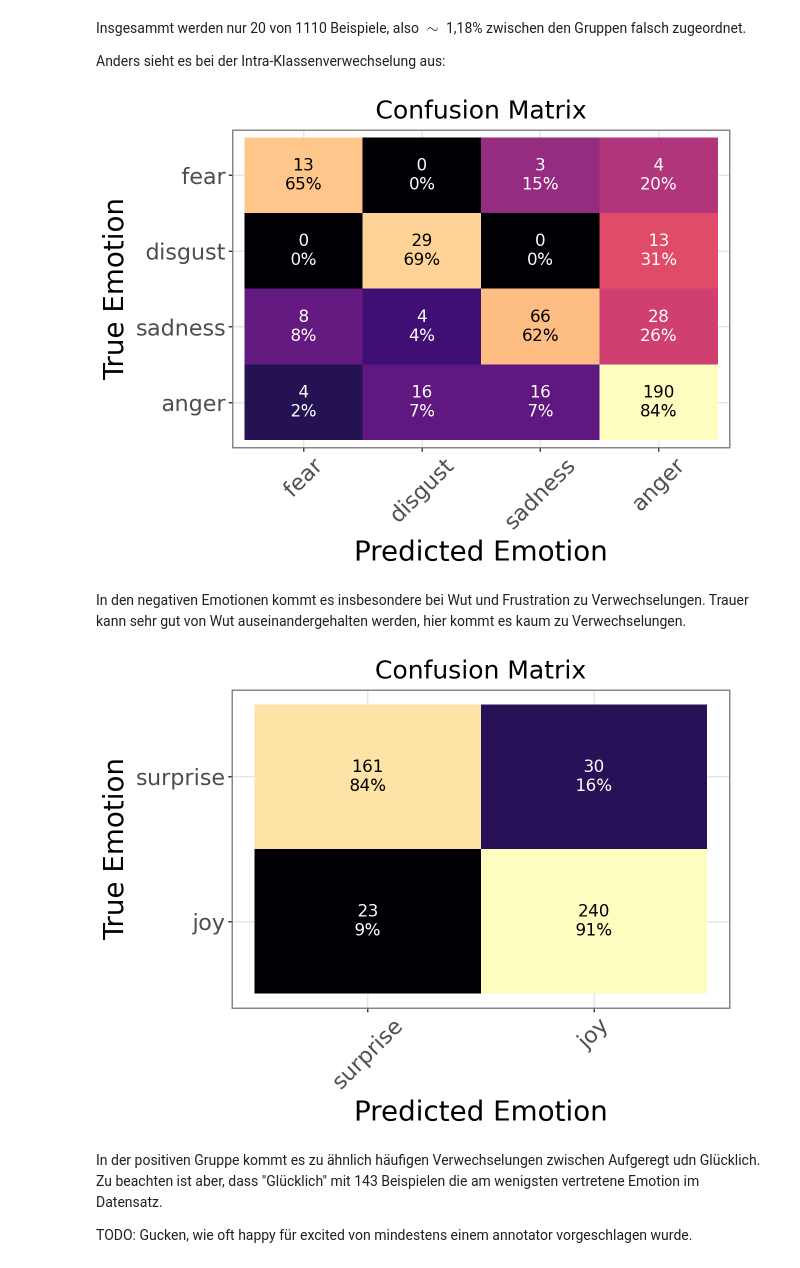
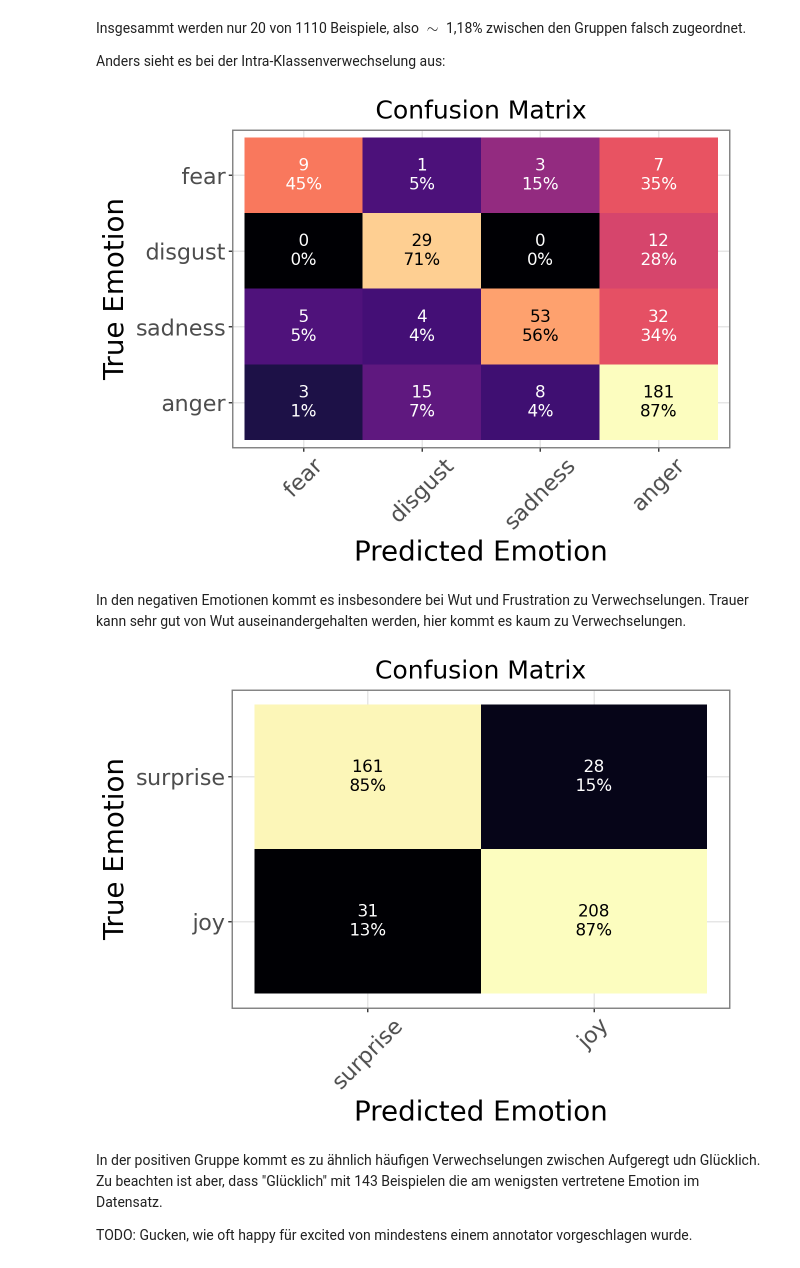
Before and after one commit to HenFo/Masterarbeit, a Jupyter notebook: analysis/mm_models/summation_meld.ipynb, the cells around one changed output. Drawn from its saved outputs; the diff is of its cells as text; code cells hidden in the pictures.

Commit message:
update summation analysis

```diff
--- a/analysis/mm_models/summation_meld.ipynb
+++ b/analysis/mm_models/summation_meld.ipynb
@@ -5,11 +5,8 @@ import sys
 sys.path.append(os.path.abspath("../../"))
 
 
-import matplotlib.pyplot as plt
 import my_utils as utils
-import numpy as np
 import pandas as pd
 
-
-BASE_PATH = os.path.join("results", "early_summation")
+BASE_PATH = os.path.join("results", "early_sum")
 INSTRUCTERC_BASE_PATH = os.path.join("results", "InstructERC")
@@ -100,15 +81,29 @@ Dadurch bekommt jedes Label, unabhängig von der Anzah, die selbe Gewichtung im
 # %%
 from sklearn.metrics import f1_score
 
+labels = df["target"].value_counts().index.to_list()
 
-labels = df_meld["target"].value_counts().index.to_list()
+df["any_correct"] = df[
+    (df["output_ierc"] == df["target"]) | (df["output_audio"] == df["target"]) | (df["output"] == df["target"])
+]["target"]
+df.loc[df["any_correct"].isna(), "any_correct"] = df.loc[
+    df["any_correct"].isna(), "output_ierc"
+]
 
-concat_model_f1 = f1_score(df_meld["target"], df_meld["output"], average="weighted", labels=labels)
-audio_only_f1 = f1_score(df_meld["target"], df_meld["output_audio"], average="weighted", labels=labels)
-text_only_f1 = f1_score(df_meld["target"], df_meld["output_ierc"], average="weighted", labels=labels)
+summation_model_f1 = f1_score(
+    df["target"], df["output"], average="weighted", labels=labels
+)
+audio_only_f1 = f1_score(
+    df["target"], df["output_audio"], average="weighted", labels=labels
+)
+text_only_f1 = f1_score(
+    df["target"], df["output_ierc"], average="weighted", labels=labels
+)
+ideal_f1 = f1_score(df["target"], df["any_correct"], average="weighted", labels=labels)
 
-print(f"F1-Score des Concatenation Modells: {100 * concat_model_f1:.2f}")
-print(f"F1-Score mit nur audio input: {100 * audio_only_f1:.2f}")
-print(f"F1-Score des Basismodells: {100 * text_only_f1:.2f}")
-print(f"Änderung: {(100*concat_model_f1 - 100*text_only_f1):.2f}")
+print(f"F1-Score des Summation Modells: {100*summation_model_f1:.2f}")
+print(f"F1-Score mit nur audio input: {100*audio_only_f1:.2f}")
+print(f"F1-Score des Basismodells: {100*text_only_f1:.2f}")
+print(f"Änderung: {(100*summation_model_f1 - 100*text_only_f1):.2f}")
+print(f"Idealer F1-Score: {100*ideal_f1:.2f}")
 # %% [output]
@@ -149,7 +145,6 @@ Es können entgegengesetzte Emotionen definiert werden. Die eine Klasse bilden d
 Zwischen diesen beiden Gruppen gibt es so gut wie keine Verwechselungen, wie die Confusion-Matrix, mit einteilung in positiv und negativ, zeigt.
 # %%
 from functools import partial
-
 
 meld_positive_emotions = ["joy", "surprise"]
 meld_negative_emotions = ["anger", "sadness", "disgust", "fear"]
@@ -157,11 +152,11 @@ meld_negative_emotions = ["anger", "sadness", "disgust", "fear"]
 
 meld_classify_sentiment = partial(utils.classify_sentiment, positive=meld_positive_emotions, negative=meld_negative_emotions)
 
-df_meld["emotion_sentiment"] = df_meld["target"].apply(meld_classify_sentiment)
-df_meld["emotion_sentiment_prediction"] = df_meld["output"].apply(meld_classify_sentiment)
+df["emotion_sentiment"] = df["target"].apply(meld_classify_sentiment)
+df["emotion_sentiment_prediction"] = df["output"].apply(meld_classify_sentiment)
 
 
-utils.print_confusion_matrix(df_meld, target_labels=["positive", "negative"], output_column="emotion_sentiment_prediction", target_column="emotion_sentiment")
+utils.print_confusion_matrix(df, target_labels=["positive", "negative"], output_column="emotion_sentiment_prediction", target_column="emotion_sentiment")
 # %% [output]
 [figure]
 # %% [markdown]
@@ -170,25 +165,25 @@ Insgesammt werden nur 20 von 1110 Beispiele, also $\sim$ 1,18% zwischen den Grup
 Anders sieht es bei der Intra-Klassenverwechselung aus:
 # %%
 utils.print_confusion_matrix(
-    df_meld,
+    df,
     target_labels=meld_negative_emotions,
     output_column="output",
     target_column="target",
 )
 # %% [output]
-[figure, old version]
+[figure, new version]
 # %% [markdown]
 In den negativen Emotionen kommt es insbesondere bei Wut und Frustration zu Verwechselungen.
 Trauer kann sehr gut von Wut auseinandergehalten werden, hier kommt es kaum zu Verwechselungen.
 # %%
 utils.print_confusion_matrix(
-    df_meld,
+    df,
     target_labels=meld_positive_emotions,
     output_column="output",
     target_column="target",
 )
 # %% [output]
-[figure, old version]
+[figure, new version]
 # %% [markdown]
 In der positiven Gruppe kommt es zu ähnlich häufigen Verwechselungen zwischen Aufgeregt udn Glücklich.
 Zu beachten ist aber, dass "Glücklich" mit 143 Beispielen die am wenigsten vertretene Emotion im Datensatz.
```
Also changed, not shown: parts of 34 cells of this notebook, 19 other files.
